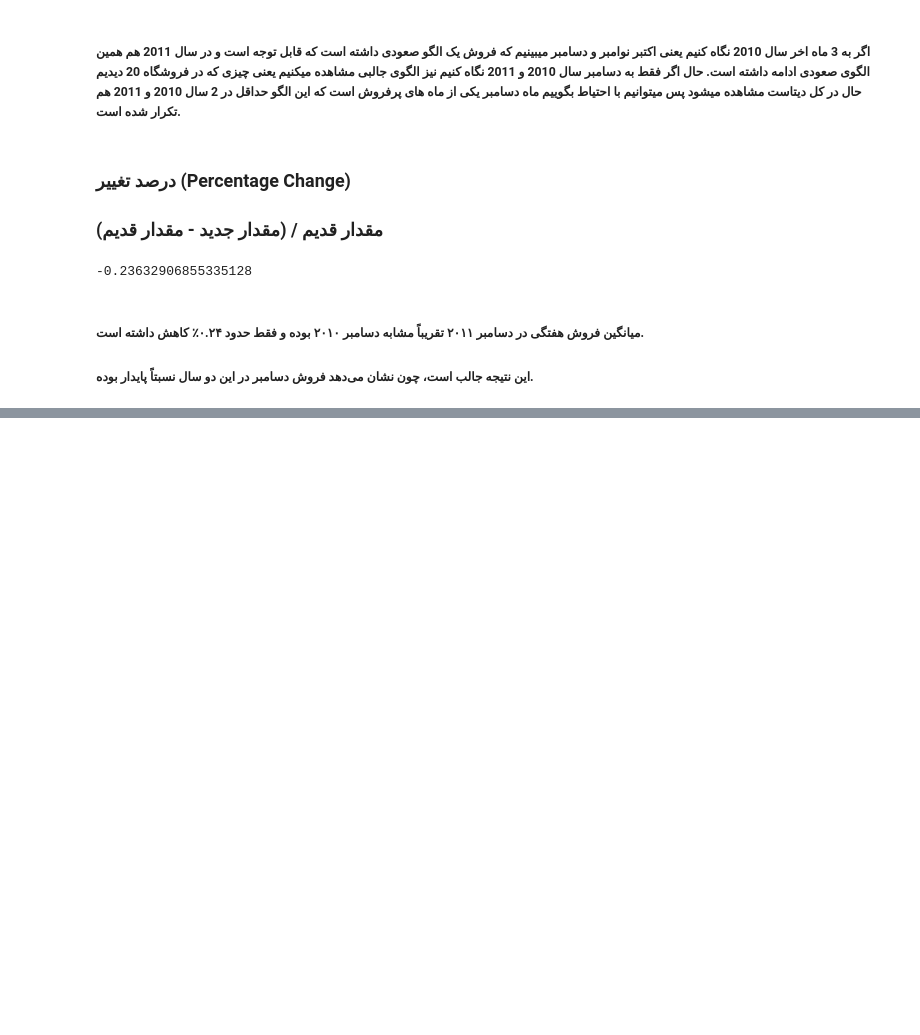
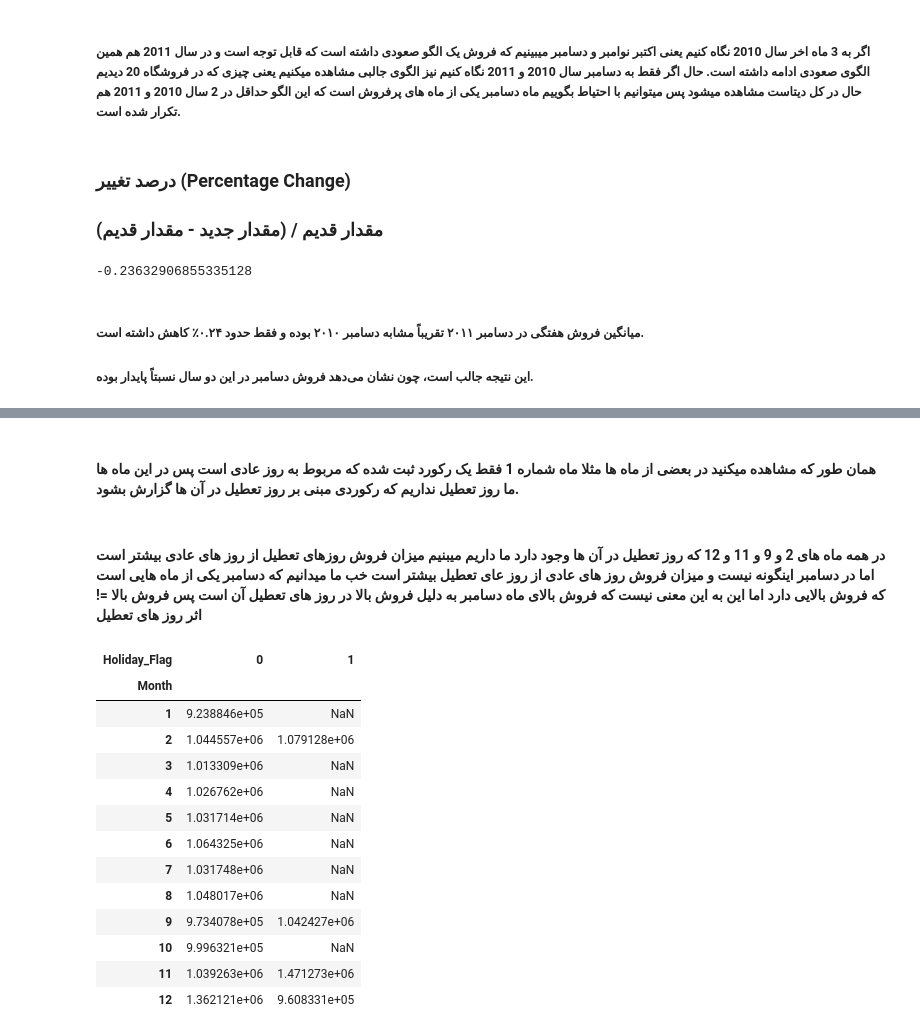
Before and after one commit to Osgooie/Walmart-Data-Analyze, a Jupyter notebook: notebooks/Walmart.ipynb, the cells around one changed output, grey strips where cells are left out. Saved outputs shown, nothing was run; the diff lists cells and outputs as text; code cells hidden in the pictures; blank space fills up the shorter version.

```diff
--- a/notebooks/Walmart.ipynb
+++ b/notebooks/Walmart.ipynb
@@ -443,0 +495,22 @@ df.groupby(["Year","Month"])["Weekly_Sales"].mean().unstack()
+# %% [markdown]
+#### همان طور که مشاهده میکنید در بعضی از ماه ها مثلا ماه شماره 1 فقط یک رکورد ثبت شده که مربوط به روز عادی است پس در این ماه ها ما روز تعطیل نداریم که رکوردی مبنی بر روز تعطیل در آن ها گزارش بشود.
+# %% [markdown]
+#### در همه ماه های 2 و 9 و 11 و 12 که روز تعطیل در آن ها وجود دارد ما داریم میبنیم میزان فروش روزهای تعطیل از روز های عادی بیشتر است اما در دسامبر اینگونه نیست و میزان فروش روز های عادی از روز عای تعطیل بیشتر است خب ما میدانیم که دسامبر یکی از ماه هایی است که فروش بالایی دارد اما این به این معنی نیست که فروش بالای ماه دسامبر به دلیل فروش بالا در روز های تعطیل آن است پس فروش بالا =! اثر روز های تعطیل
+# %%
+month_h_n_wsales = df.groupby(["Month", "Holiday_Flag"])["Weekly_Sales"].mean().unstack()
+month_h_n_wsales
+# %% [output]
+| Holiday_Flag | 0 | 1 |
+| Month |  |  |
+| 1 | 9.238846e+05 | NaN |
+| 2 | 1.044557e+06 | 1.079128e+06 |
+| 3 | 1.013309e+06 | NaN |
+| 4 | 1.026762e+06 | NaN |
+| 5 | 1.031714e+06 | NaN |
+| 6 | 1.064325e+06 | NaN |
+| 7 | 1.031748e+06 | NaN |
+| 8 | 1.048017e+06 | NaN |
+| 9 | 9.734078e+05 | 1.042427e+06 |
+| 10 | 9.996321e+05 | NaN |
+| 11 | 1.039263e+06 | 1.471273e+06 |
+| 12 | 1.362121e+06 | 9.608331e+05 |
```
Also changed, not shown: parts of 12 cells of this notebook.
